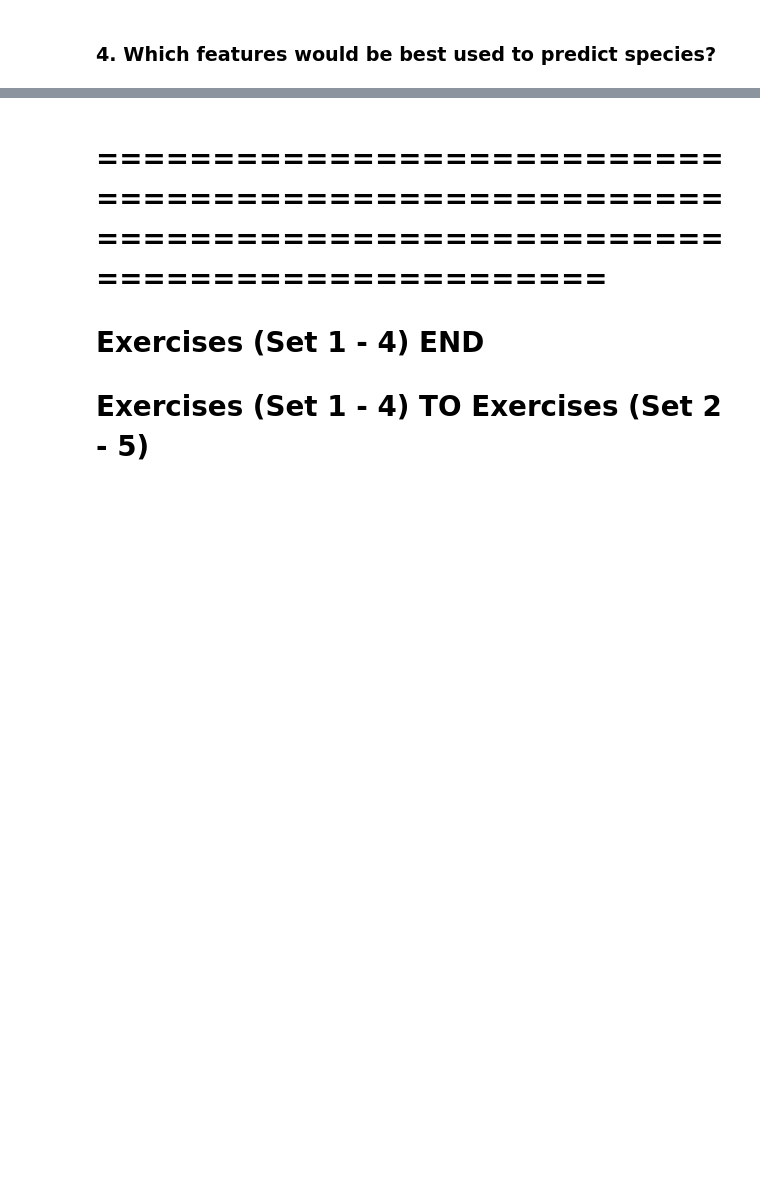
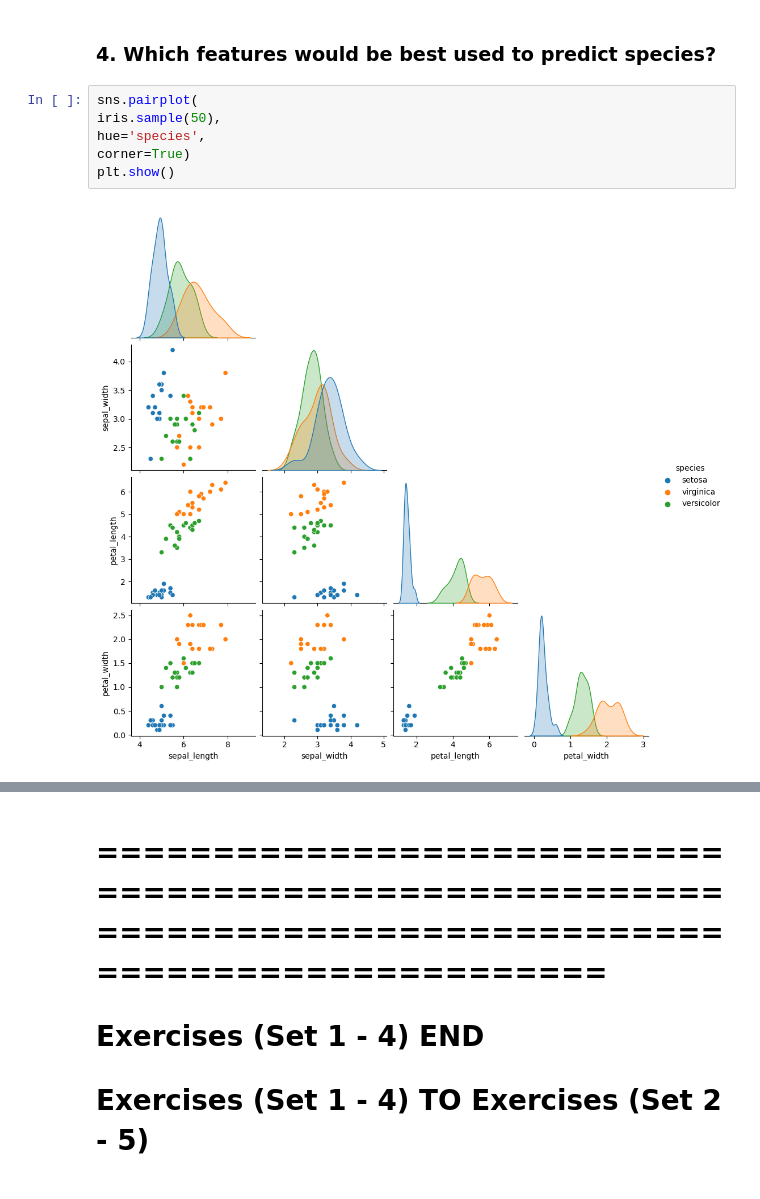
Before and after one commit to Jared-Wood135/numpy-pandas-visualization-exercises, a Jupyter notebook: seaborn_exercises.ipynb, the cells around one changed output, grey strips where cells are left out. Drawn from its saved outputs; the diff is of its cells as text; blank space fills up the shorter version.

```diff
--- a/seaborn_exercises.ipynb
+++ b/seaborn_exercises.ipynb
@@ -13,2 +41,10 @@
 # %% [markdown]
 ### 4. Which features would be best used to predict species?
+# %%
+sns.pairplot(
+iris.sample(50),
+hue='species',
+corner=True)
+plt.show()
+# %% [output]
+[figure, added]
```
Also changed, not shown: parts of 6 cells of this notebook.
